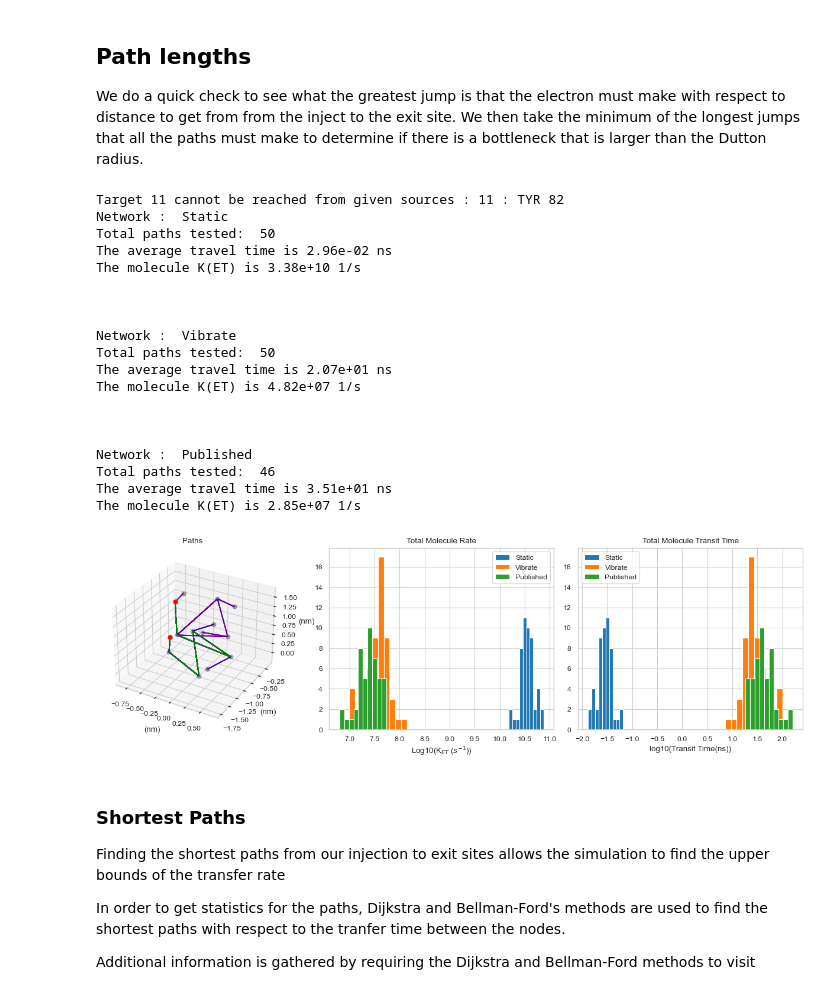
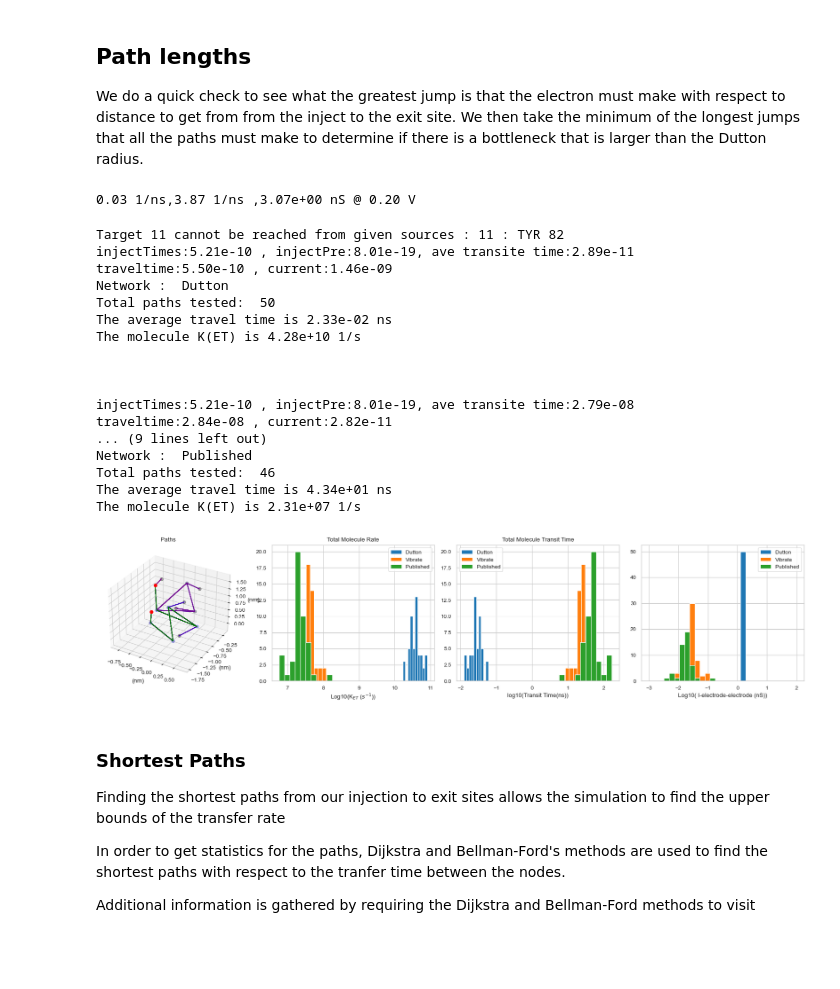
Before and after one commit to drAshcroft/ProteinConduct, a Jupyter notebook: PathsKMC2_CTPR.ipynb, the cells around one changed output. Drawn from its saved outputs; the diff is of its cells as text; code cells hidden in the pictures; blank space fills up the shorter version.

Commit message:
Update for current calculations and include better graphs
Also use the published values for rates or approximate with fitting.

```diff
--- a/PathsKMC2_CTPR.ipynb
+++ b/PathsKMC2_CTPR.ipynb
@@ -6,11 +6,12 @@
 
 import numpy as np
 import KMC_Protein
-from KMC_Protein import hbar_eV, kbT_eV
+from KMC_Protein import hbar_eV, kbT_eV,electronCharge
 from numpy import random
 rng= random.default_rng()
 import matplotlib.pyplot as plt
 import os
+import scipy
 import numpy as np
 import networkx as nx
 import seaborn as sns
@@ -42,6 +43,9 @@ dutton_radius_nm = 1.35 # nm maximum distance between the redox cofactor that al
 
 reorgE_EV=.2  #standard reorganization energy in eV
 
+injectionEnergy = 5e-6 # eV  energy difference from metal to the injection amino acid
+injectionReorg_EV = .16 # eV reorganization energy for the injection amino acid
+
 injectionAminos = [{'residue':'TRP', 'model':0, 'chain':'A', 'index':35} ]
 
 exitAminos  =  [{'residue':'TYR', 'model':0, 'chain':'A', 'index':88} ]
@@ -57,6 +61,12 @@ print('Loading PDB file...', pdb_file)
 atom_COM,activeAminos = KMC_Protein.LoadAminoCenterOfMass(pdb_file, redoxEnergies,injectionAminos,exitAminos, verbose=True )
 
 KMC_Plotting.PlotPDBProjections(activeAminos,atom_COM,injectionAminos,exitAminos)
+
+G0 = 2*np.power(electronCharge,2)*injectionEnergy/hbar_eV/np.sqrt( np.pi * injectionReorg_EV*kbT_eV )*np.exp(-1*injectionReorg_EV /4/kbT_eV ) / 1.6022e-19#*  # 2e^2/hbar * injectionEnergy
+
+injectPrefactor =  2*np.pi/hbar_eV/np.sqrt( 4*np.pi*reorgE_EV*kbT_eV  ) *np.exp(-.3/kbT_eV )  *np.exp(-1*injectionReorg_EV /4/kbT_eV )
+
+print(f"{injectPrefactor:.3e} 1/s {1/injectPrefactor*1e9:.3e} ns" )
 # %% [output]
 Loading PDB file... ./CTPRFixed4.pdb
 dx file found
@@ -263,54 +288,72 @@ All paths must make at least one jump >= 0.82 nm jump
 ## Path lengths
 
 We do a quick check to see what the greatest jump is that the electron must make with respect to distance to get from from the inject to the exit site.  We then take the minimum of the longest jumps that all the paths must make to determine if there is a bottleneck that is larger than the Dutton radius.
+# %%
+#estimate the times for the injection and exit from the electrode into the amino acids
+nu=appliedVoltage_V/2
+rF=  scipy.special.erfc( (injectionReorg_EV+nu)/np.sqrt( 4* kbT_eV *injectionReorg_EV ) )
+rB = scipy.special.erfc( (injectionReorg_EV-nu)/np.sqrt( 4* kbT_eV *injectionReorg_EV ) )
+print(f"{injectionEnergy/hbar_eV*rF*1e-9:.2f} 1/ns,{injectionEnergy/hbar_eV*rB*1e-9:.2f} 1/ns ,{electronCharge*injectionEnergy/hbar_eV*np.abs(rF-rB)*1e9/appliedVoltage_V:.2e} nS @ {appliedVoltage_V:.2f} V" )
+# %% [output]
+0.03 1/ns,3.87 1/ns ,3.07e+00 nS @ 0.20 V
 # %%
 #add information about rates to the network to allow for rate calculations
 KMC_Protein. RateNetwork(G_vibrate)
 KMC_Protein. RateNetwork(G_static)
 KMC_Protein. RateNetwork(G_min)
+
+def AddInjectionTimes(shortest_Paths):
+    nu=appliedVoltage_V/2
+    rF= injectionEnergy/hbar_eV*scipy.special.erfc( (injectionReorg_EV+nu)/np.sqrt( 4* kbT_eV *injectionReorg_EV ) )
+    rB = injectionEnergy/hbar_eV*scipy.special.erfc( (injectionReorg_EV-nu)/np.sqrt( 4* kbT_eV *injectionReorg_EV ) )
+    for path in shortest_Paths:
+        path['injectionTime']=2/np.abs(rF-rB)
+        path['injectPre']=electronCharge  /appliedVoltage_V
 
 
 
 shortestPaths_static=[]
 shortestPaths_vibrate=[]
 shortestPaths_min=[]
 
 for startNode in [amino['aminoIndex'] for amino in injectionAminos]:
     for endNode in [amino['aminoIndex'] for amino in exitAminos]:
         shortestPaths_static.extend( KMC_Protein. CalculatePaths(G_static, activeAminos  ,startNode,endNode, weight='time'  ))
         shortestPaths_vibrate.extend(  KMC_Protein. CalculatePaths(G_vibrate , activeAminos ,startNode,endNode , weight='time' ))
         shortestPaths_min.extend(  KMC_Protein. CalculatePaths(G_min , activeAminos ,startNode,endNode , weight='time' ))
 
+AddInjectionTimes(shortestPaths_static)
+AddInjectionTimes(shortestPaths_vibrate)
+AddInjectionTimes(shortestPaths_min)
+
 shortestPaths_static=KMC_Protein.sortPaths(shortestPaths_static, 'time')
 shortestPaths_vibrate=KMC_Protein.sortPaths(shortestPaths_vibrate, 'time')
 shortestPaths_min=KMC_Protein.sortPaths(shortestPaths_min, 'time')
 
 
 KMC_Plotting. PlotGraphPaths(activeAminos,
                        shortestPaths_static,shortestPaths_vibrate,shortestPaths_min,
                        G_static, G_vibrate, G_min,
                        injectionAminos,exitAminos)
 # %% [output]
 Target 11 cannot be reached from given sources : 11 : TYR 82
-Network :  Static
+injectTimes:5.21e-10 , injectPre:8.01e-19, ave transite time:2.89e-11
+traveltime:5.50e-10 , current:1.46e-09
+Network :  Dutton
 Total paths tested:  50
-The average travel time is 2.96e-02 ns
-The molecule K(ET) is 3.38e+10 1/s
+The average travel time is 2.33e-02 ns
+The molecule K(ET) is 4.28e+10 1/s
 
 
 
-Network :  Vibrate
-Total paths tested:  50
-The average travel time is 2.07e+01 ns
-The molecule K(ET) is 4.82e+07 1/s
-
-
-
+injectTimes:5.21e-10 , injectPre:8.01e-19, ave transite time:2.79e-08
+traveltime:2.84e-08 , current:2.82e-11
+... (9 lines left out)
 Network :  Published
 Total paths tested:  46
-The average travel time is 3.51e+01 ns
-The molecule K(ET) is 2.85e+07 1/s
+The average travel time is 4.34e+01 ns
+The molecule K(ET) is 2.31e+07 1/s
-[figure, old version]
+[figure, new version]
 # %% [markdown]
 ### Shortest Paths
 
```
Also changed, not shown: parts of 9 cells of this notebook, 2 other files.
